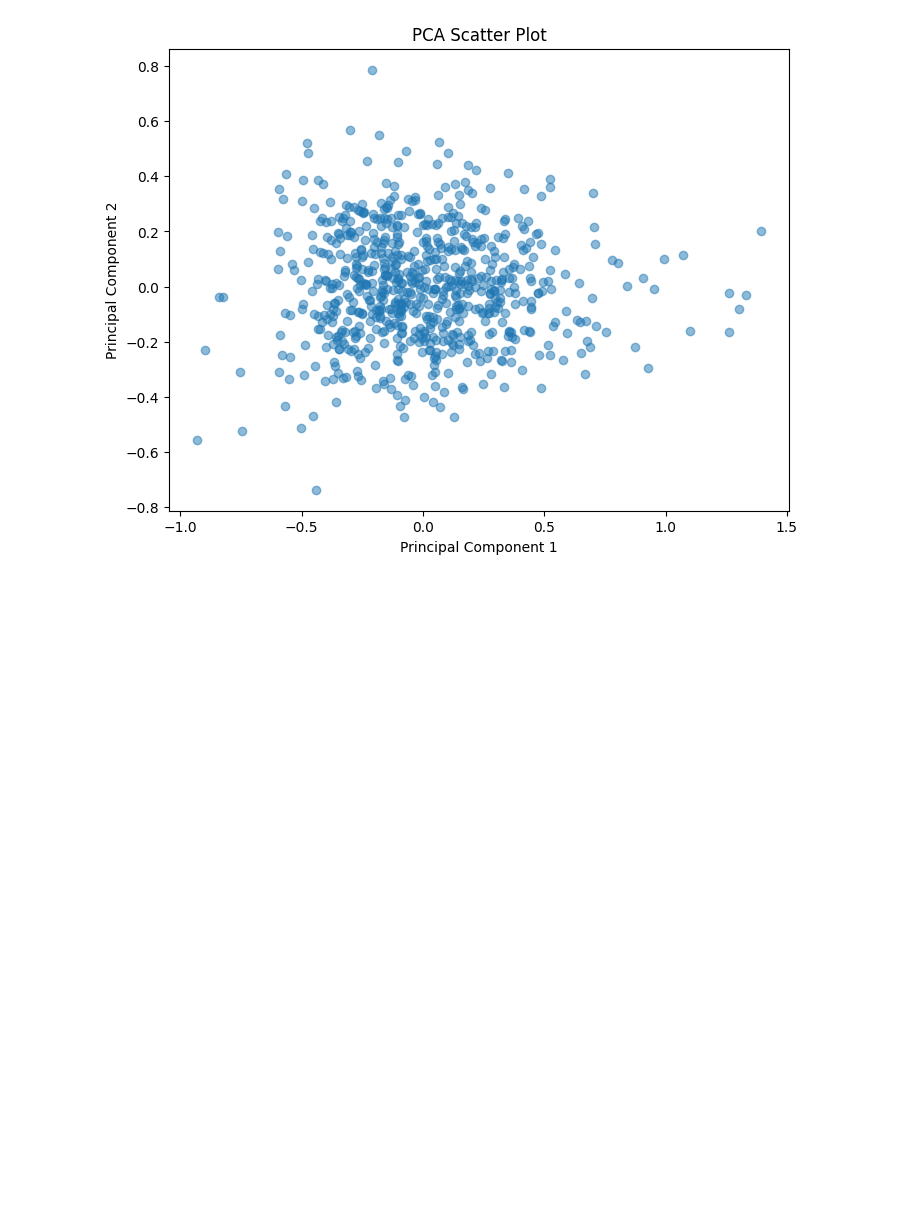
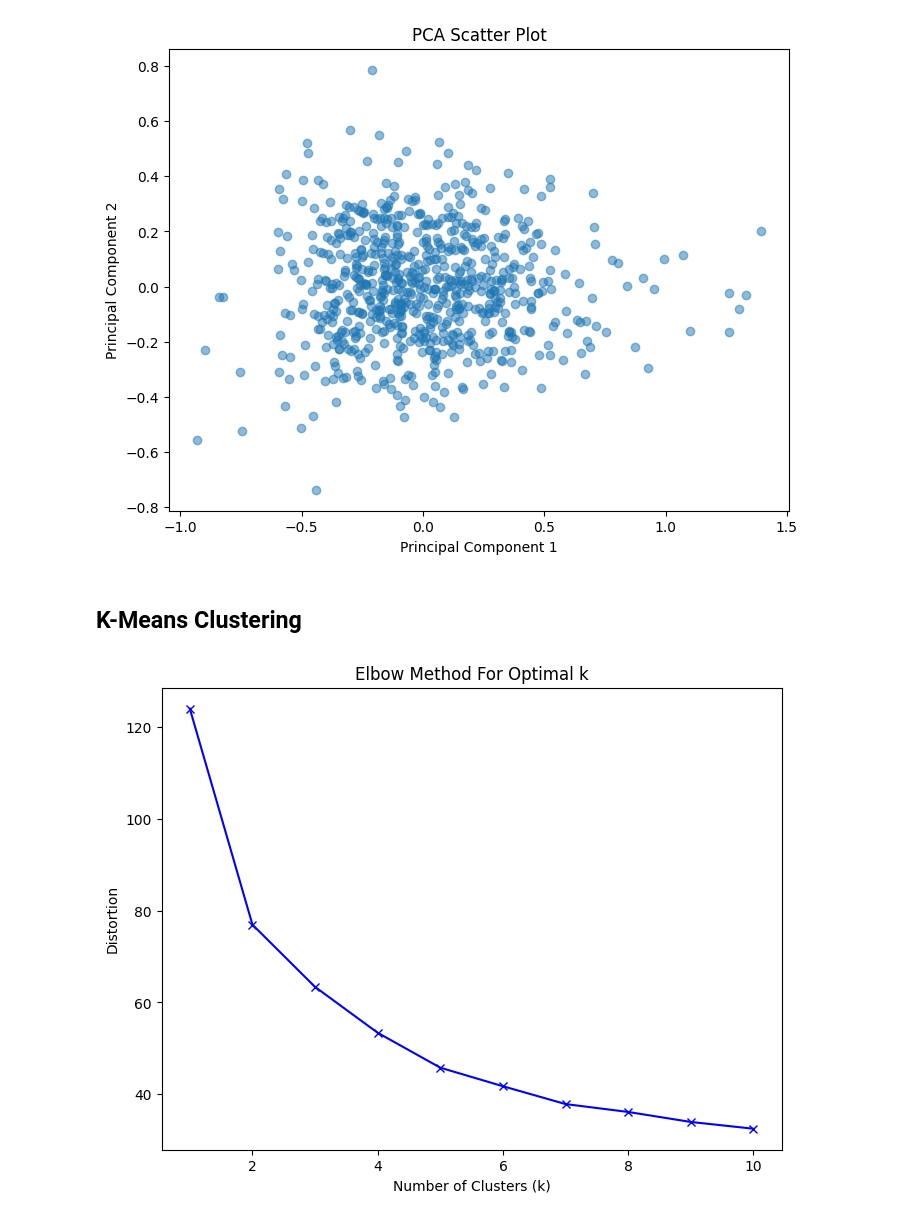
Before and after one commit to kjucaitis/concepttagging, a Jupyter notebook: exp_analysis.ipynb, the cells around one changed output. Saved outputs shown, nothing was run; the diff lists cells and outputs as text; code cells hidden in the pictures; blank space fills up the shorter version.

```diff
--- a/exp_analysis.ipynb
+++ b/exp_analysis.ipynb
@@ -256,3 +332,25 @@ plt.show()
 # %% [output]
 Explained Variance Ratios: [0.62117559 0.233229   0.0663143 ]
 [figure]
+# %% [markdown]
+## K-Means Clustering
+# %%
+# DataFrame of selected_columns
+df_selected_columns = slice[selected_columns]
+# Use the Elbow Method to find the optimal number of clusters
+distortions = []
+K = range(1, 11)  # Test different values of k
+for k in K:
+    kmeans = KMeans(n_clusters=k, random_state=0, n_init='auto')
+    kmeans.fit(df_selected_columns)
+    distortions.append(kmeans.inertia_)
+
+# Plot the Elbow graph
+plt.figure(figsize=(8, 6))
+plt.plot(K, distortions, 'bx-')
+plt.xlabel('Number of Clusters (k)')
+plt.ylabel('Distortion')
+plt.title('Elbow Method For Optimal k')
+plt.show()
+# %% [output]
+[figure, added]
```
Also changed, not shown: parts of 15 cells of this notebook.
